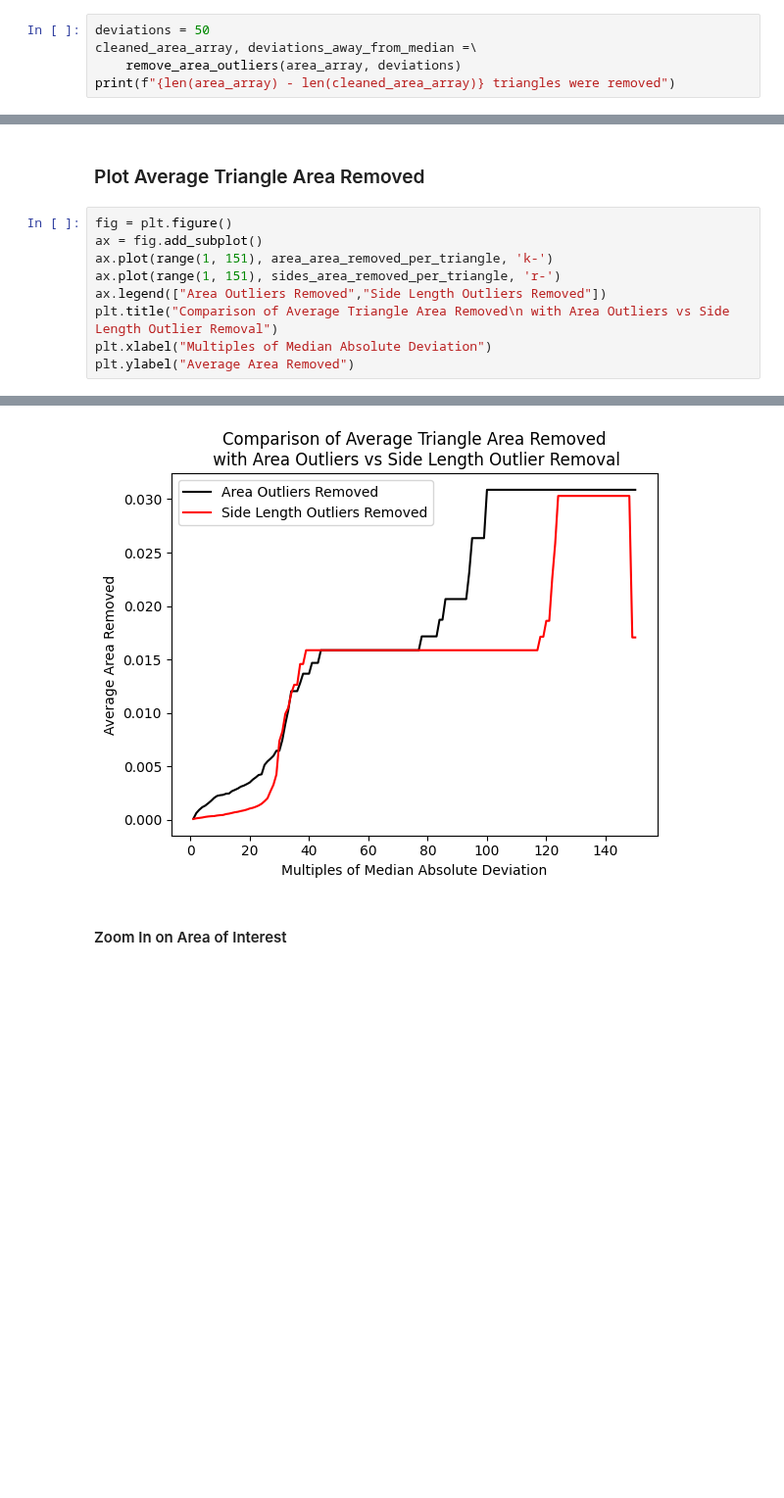
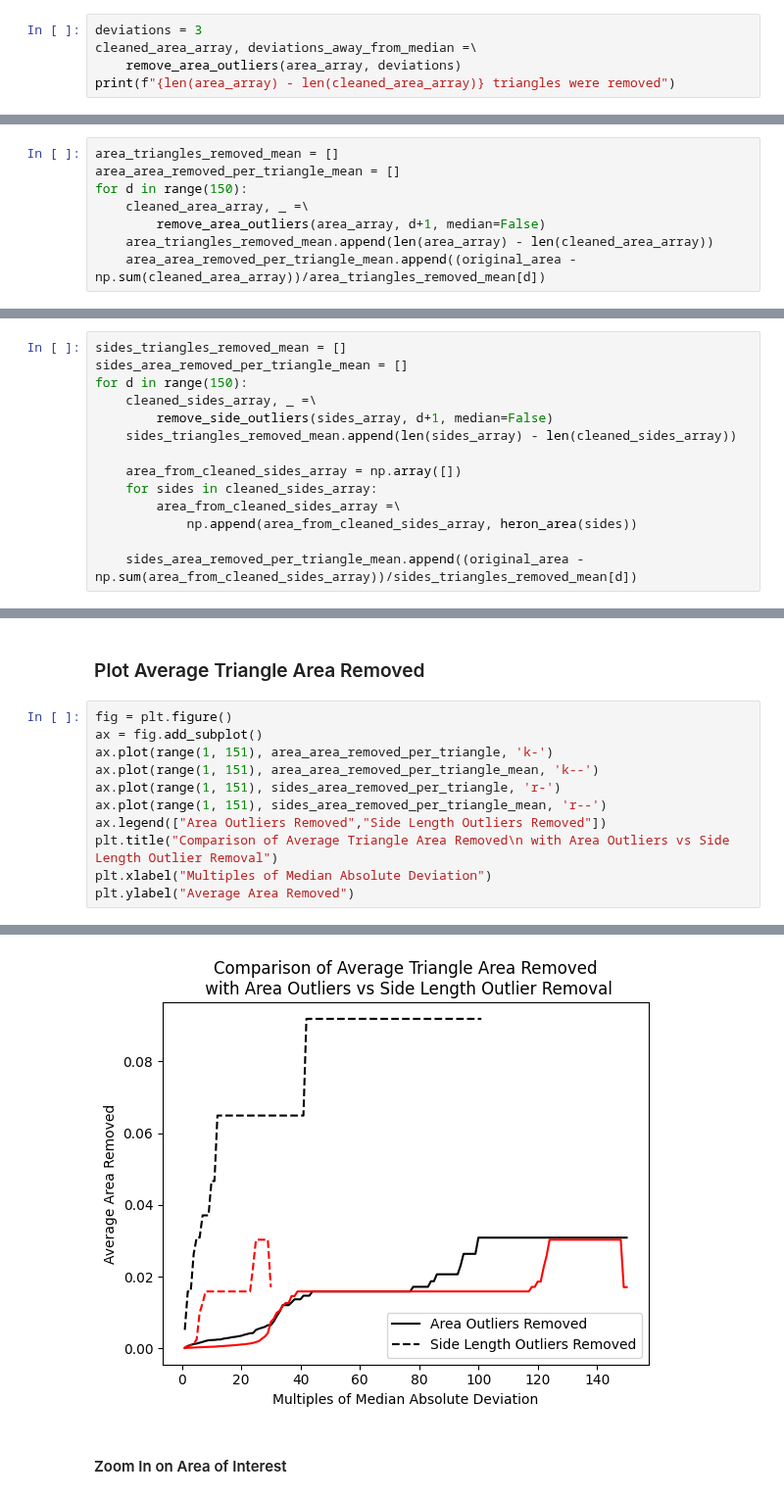
Before and after one commit to Nabizzle/Geodesic-Path-Finder, a Jupyter notebook: Code/Surface Area From Drawing.ipynb, the cells around one changed output, grey strips where cells are left out. Shown at 98% size. Saved outputs shown, nothing was run; the diff lists cells and outputs as text; blank space fills up the shorter version.

Commit message:
feat: Adds comparison to using mean for outliers
Results show that median is a much better choice

```diff
--- a/Code/Surface Area From Drawing.ipynb
+++ b/Code/Surface Area From Drawing.ipynb
@@ -397,5 +407,5 @@ def remove_area_outliers(area_data: np.ndarray, deviations: int = 3) -> np.ndarr
 # %%
-deviations = 50
+deviations = 3
 cleaned_area_array, deviations_away_from_median =\
     remove_area_outliers(area_array, deviations)
 print(f"{len(area_array) - len(cleaned_area_array)} triangles were removed")
@@ -525,6 +545,14 @@ for d in range(150):
         remove_area_outliers(area_array, d+1)
     area_triangles_removed.append(len(area_array) - len(cleaned_area_array))
     area_area_removed_per_triangle.append((original_area - np.sum(cleaned_area_array))/area_triangles_removed[d])
+# %%
+area_triangles_removed_mean = []
+area_area_removed_per_triangle_mean = []
+for d in range(150):
+    cleaned_area_array, _ =\
+        remove_area_outliers(area_array, d+1, median=False)
+    area_triangles_removed_mean.append(len(area_array) - len(cleaned_area_array))
+    area_area_removed_per_triangle_mean.append((original_area - np.sum(cleaned_area_array))/area_triangles_removed_mean[d])
 # %% [markdown]
 ### Side Length Outlier Removal
 # %%
@@ -541,6 +569,20 @@ for d in range(150):
             np.append(area_from_cleaned_sides_array, heron_area(sides))
 
     sides_area_removed_per_triangle.append((original_area - np.sum(area_from_cleaned_sides_array))/sides_triangles_removed[d])
+# %%
+sides_triangles_removed_mean = []
+sides_area_removed_per_triangle_mean = []
+for d in range(150):
+    cleaned_sides_array, _ =\
+        remove_side_outliers(sides_array, d+1, median=False)
+    sides_triangles_removed_mean.append(len(sides_array) - len(cleaned_sides_array))
+
+    area_from_cleaned_sides_array = np.array([])
+    for sides in cleaned_sides_array:
+        area_from_cleaned_sides_array =\
+            np.append(area_from_cleaned_sides_array, heron_area(sides))
+
+    sides_area_removed_per_triangle_mean.append((original_area - np.sum(area_from_cleaned_sides_array))/sides_triangles_removed_mean[d])
 # %% [markdown]
 ### Plot the Outlier Removal Data
 # %%
@@ -588,15 +664,17 @@ Text(0, 0.5, 'Triangles Removed')
 # %%
 fig = plt.figure()
 ax = fig.add_subplot()
 ax.plot(range(1, 151), area_area_removed_per_triangle, 'k-')
+ax.plot(range(1, 151), area_area_removed_per_triangle_mean, 'k--')
 ax.plot(range(1, 151), sides_area_removed_per_triangle, 'r-')
+ax.plot(range(1, 151), sides_area_removed_per_triangle_mean, 'r--')
 ax.legend(["Area Outliers Removed","Side Length Outliers Removed"])
 plt.title("Comparison of Average Triangle Area Removed\n with Area Outliers vs Side Length Outlier Removal")
 plt.xlabel("Multiples of Median Absolute Deviation")
 plt.ylabel("Average Area Removed")
 # %% [output]
 Text(0, 0.5, 'Average Area Removed')
-[figure, old version]
+[figure, new version]
 # %% [markdown]
 #### Zoom In on Area of Interest
 # %%
```
Also changed, not shown: parts of 16 cells of this notebook.
